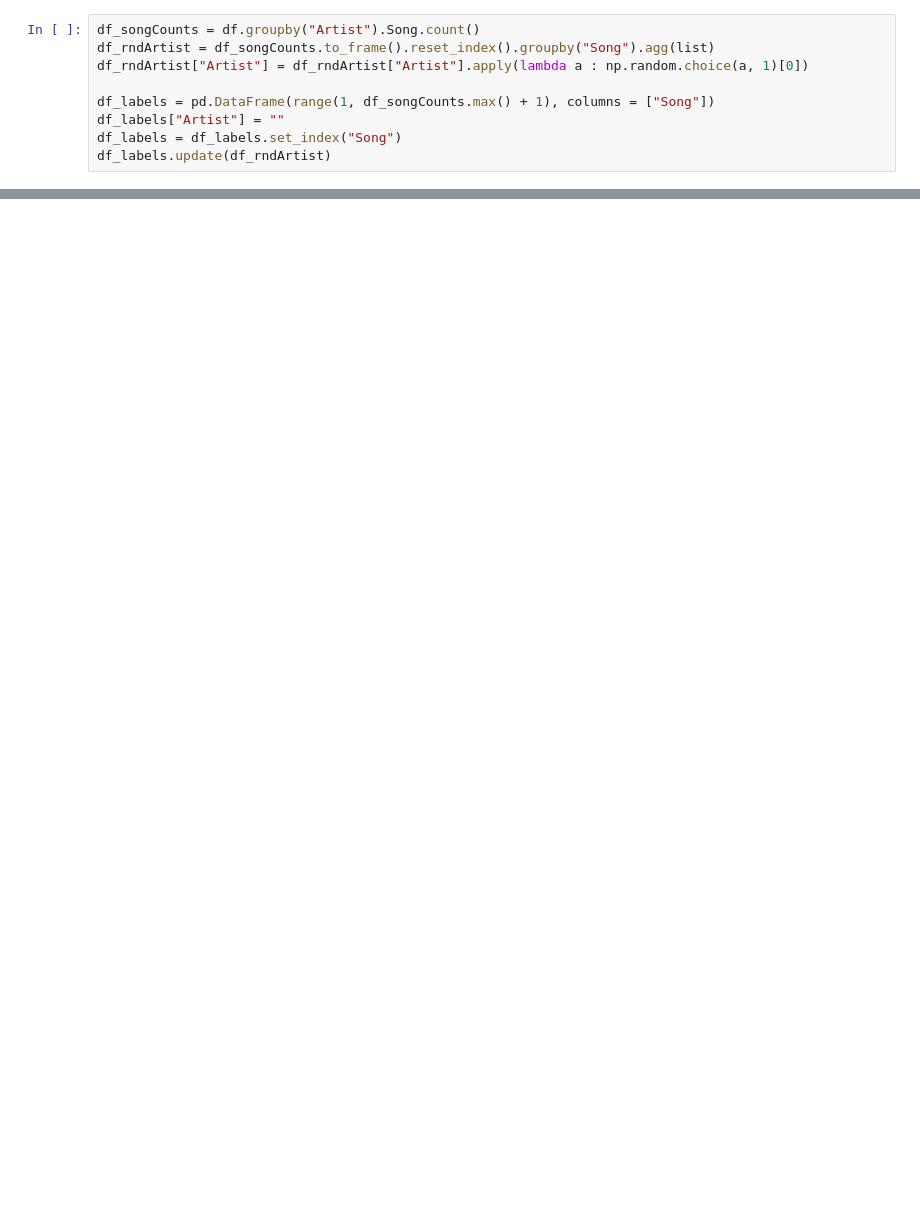
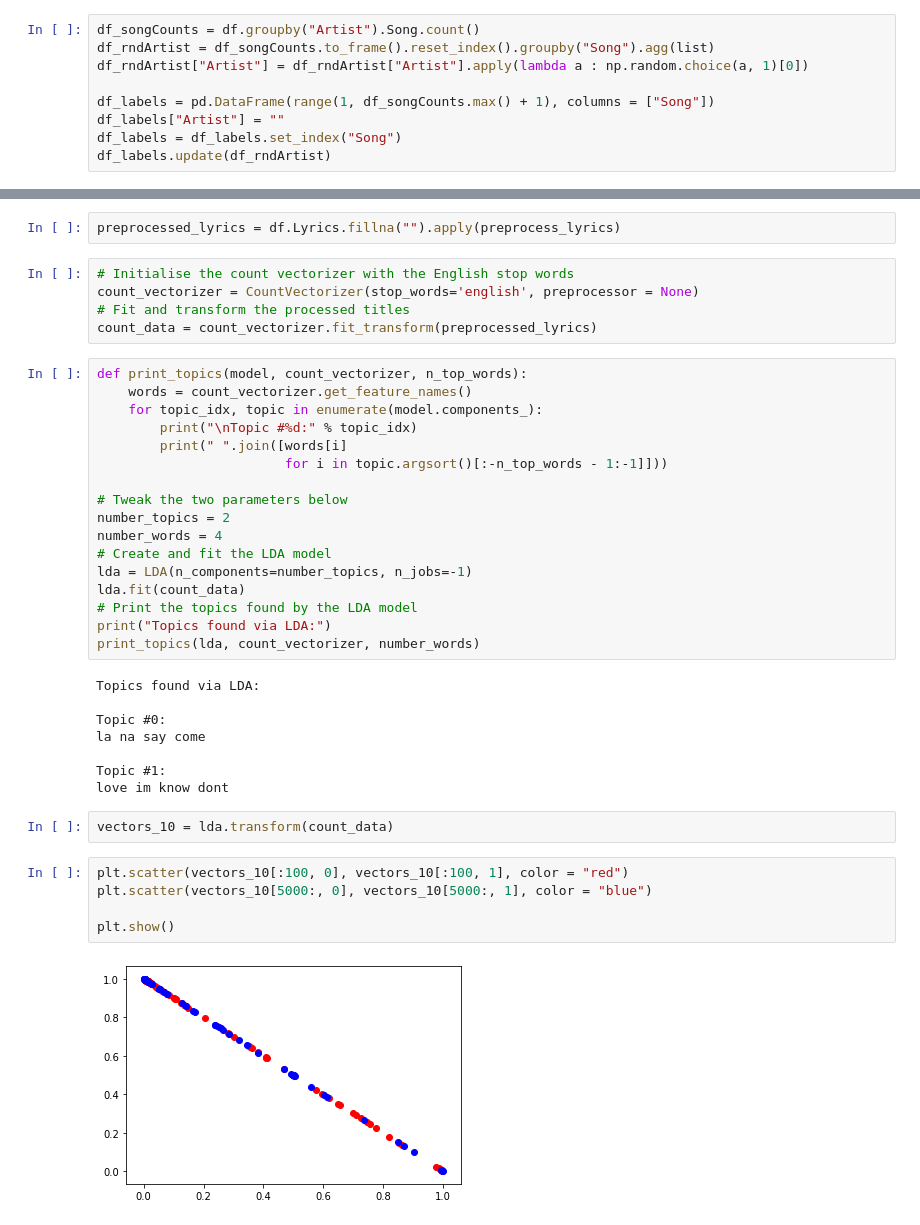
Before and after one commit to com-480-data-visualization/com-480-project-artemis, a Jupyter notebook: Billboard-Data-Exploration.ipynb, the cells around one changed output, grey strips where cells are left out. Drawn from its saved outputs; the diff is of its cells as text; blank space fills up the shorter version.

```diff
--- a/Billboard-Data-Exploration.ipynb
+++ b/Billboard-Data-Exploration.ipynb
@@ -65,0 +194,41 @@ plt.plot()
+# %%
+preprocessed_lyrics = df.Lyrics.fillna("").apply(preprocess_lyrics)
+# %%
+# Initialise the count vectorizer with the English stop words
+count_vectorizer = CountVectorizer(stop_words='english', preprocessor = None)
+# Fit and transform the processed titles
+count_data = count_vectorizer.fit_transform(preprocessed_lyrics)
+# %%
+def print_topics(model, count_vectorizer, n_top_words):
+    words = count_vectorizer.get_feature_names()
+    for topic_idx, topic in enumerate(model.components_):
+        print("\nTopic #%d:" % topic_idx)
+        print(" ".join([words[i]
+                        for i in topic.argsort()[:-n_top_words - 1:-1]]))
+
+# Tweak the two parameters below
+number_topics = 2
+number_words = 4
+# Create and fit the LDA model
+lda = LDA(n_components=number_topics, n_jobs=-1)
+lda.fit(count_data)
+# Print the topics found by the LDA model
+print("Topics found via LDA:")
+print_topics(lda, count_vectorizer, number_words)
+# %% [output]
+Topics found via LDA:
+
+Topic #0:
+la na say come
+
+Topic #1:
+love im know dont
+# %%
+vectors_10 = lda.transform(count_data)
+# %%
+plt.scatter(vectors_10[:100, 0], vectors_10[:100, 1], color = "red")
+plt.scatter(vectors_10[5000:, 0], vectors_10[5000:, 1], color = "blue")
+
+plt.show()
+# %% [output]
+[figure, added]
```
Also changed, not shown: parts of 28 cells of this notebook, 1 other file.
